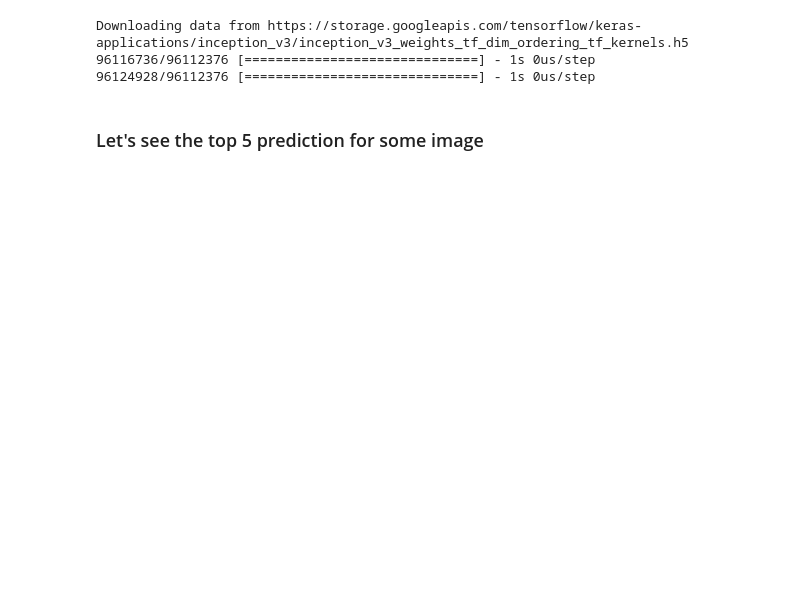
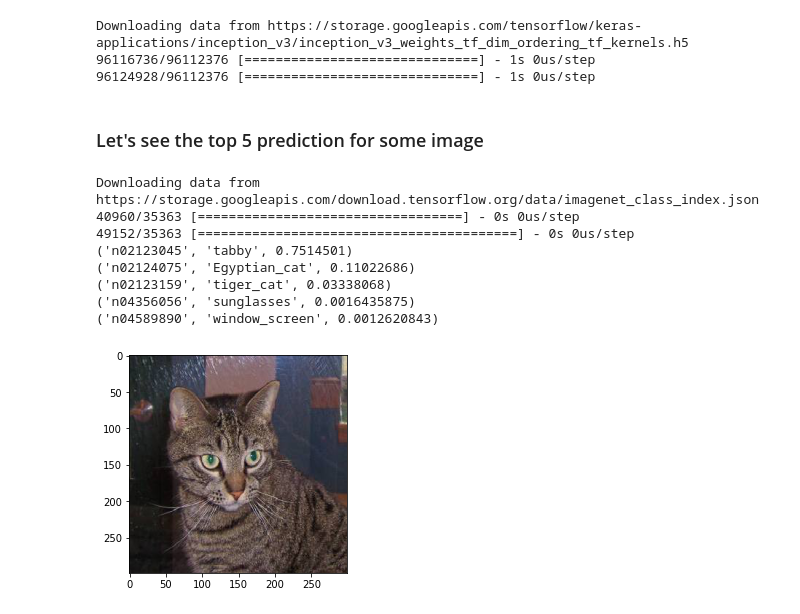
Before and after one commit to Satwikram/Computer-Vision-Implementations, a Jupyter notebook: Lime for Image Classification using tensorflow.ipynb, the cells around one changed output. Cells and saved outputs as stored; diff of their text form; code cells hidden in the pictures; blank space fills up the shorter version.

Commit message:
Lime for Image Classification using tensorflow

```diff
--- a/Lime for Image Classification using tensorflow.ipynb
+++ b/Lime for Image Classification using tensorflow.ipynb
@@ -32,3 +55,20 @@ def transform_img_fn(path_list):
     return np.vstack(out)
 # %% [markdown]
 ### Let's see the top 5 prediction for some image
+# %%
+images = transform_img_fn([os.path.join('/content/training_set/training_set/cats','cat.1.jpg')])
+# I'm dividing by 2 and adding 0.5 because of how this Inception represents images
+plt.imshow(images[0] / 2 + 0.5)
+preds = inet_model.predict(images)
+for x in decode_predictions(preds)[0]:
+    print(x)
+# %% [output]
+Downloading data from https://storage.googleapis.com/download.tensorflow.org/data/imagenet_class_index.json
+40960/35363 [==================================] - 0s 0us/step
+49152/35363 [=========================================] - 0s 0us/step
+('n02123045', 'tabby', 0.7514501)
+('n02124075', 'Egyptian_cat', 0.11022686)
+('n02123159', 'tiger_cat', 0.03338068)
+('n04356056', 'sunglasses', 0.0016435875)
+('n04589890', 'window_screen', 0.0012620843)
+[figure, added]
```
Also changed, not shown: parts of 24 cells of this notebook.
